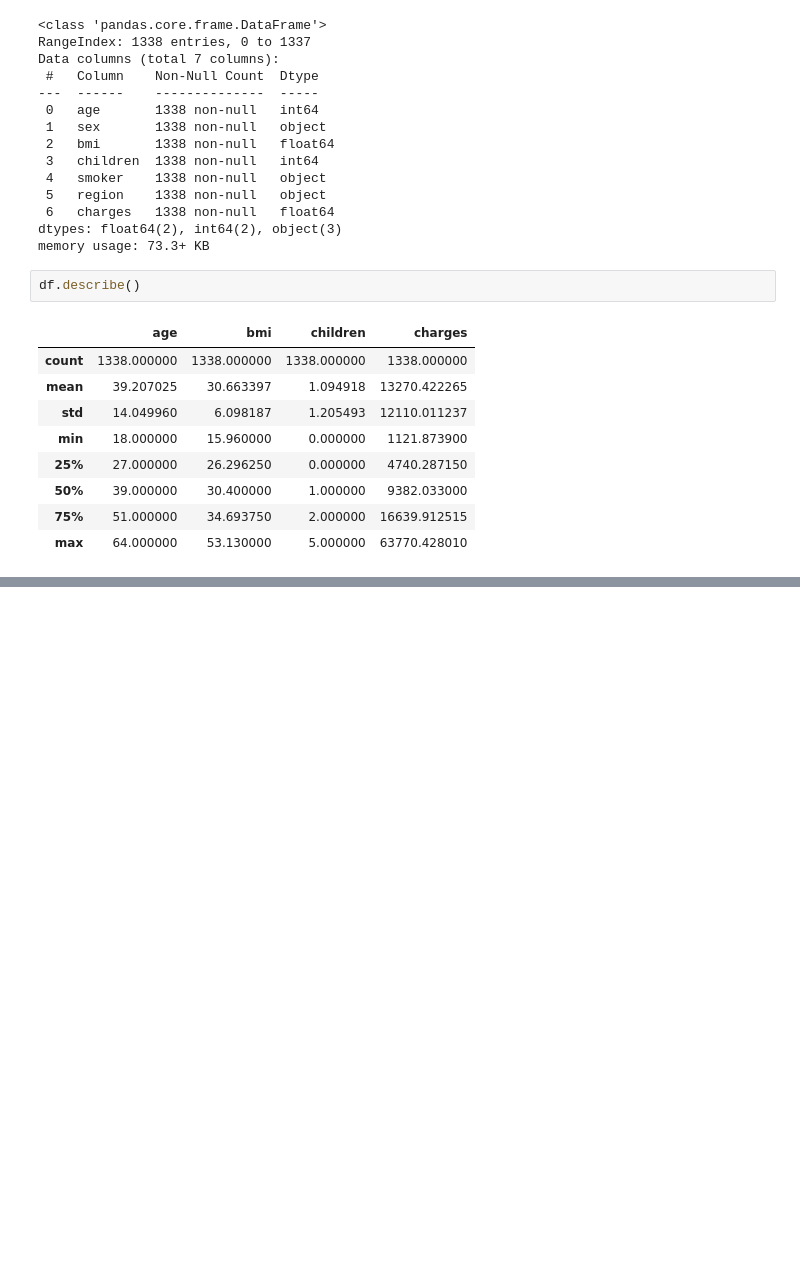
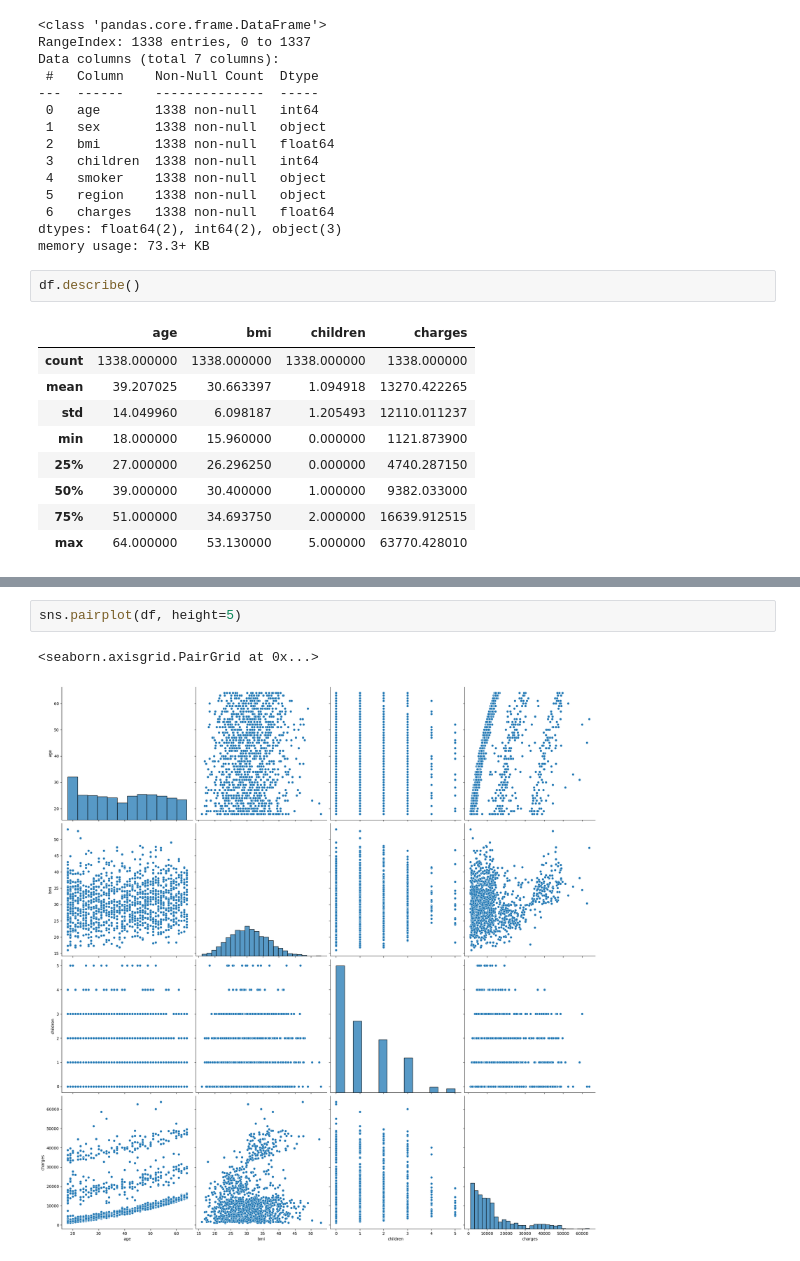
Before and after one commit to danielrawlins21/Machine_Learing_Intro, a Jupyter notebook: Dia3.ipynb, the cells around one changed output, grey strips where cells are left out. Drawn from its saved outputs; the diff is of its cells as text; blank space fills up the shorter version.

```diff
--- a/Dia3.ipynb
+++ b/Dia3.ipynb
@@ -54,0 +149,5 @@ df.describe()
+# %%
+sns.pairplot(df, height=5)
+# %% [output]
+<seaborn.axisgrid.PairGrid at 0x...>
+[figure, added]
```
Also changed, not shown: parts of 23 cells of this notebook.
